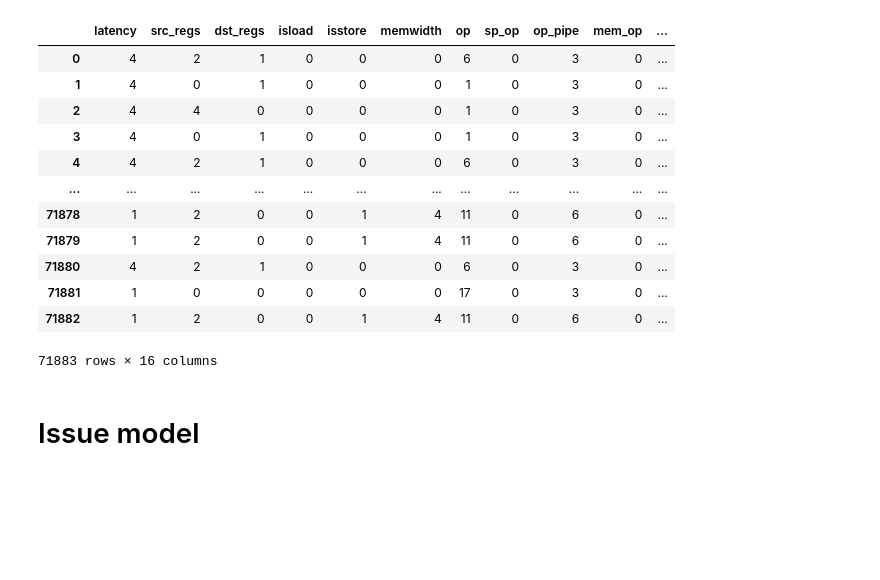
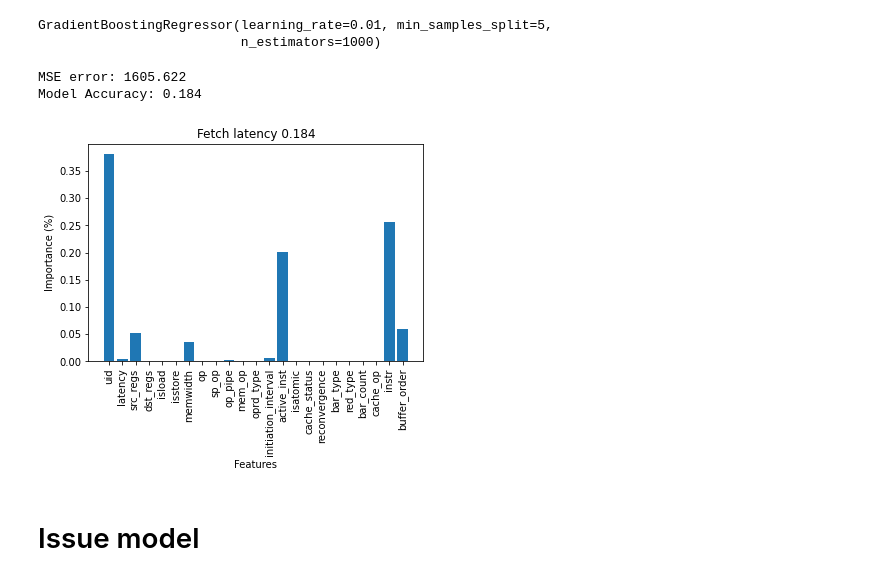
Before and after one commit to concept-inversion/GPUVista, a Jupyter notebook: data_analysis.ipynb, the cells around one changed output. Cells and saved outputs as stored; diff of their text form; code cells hidden in the pictures; blank space fills up the shorter version.

```diff
--- a/data_analysis.ipynb
+++ b/data_analysis.ipynb
@@ -10,16 +7,0 @@ df= read_data('data_processing/rodina2_data.log')
-# %%
-df
-# %% [output]
-|  | latency | src_regs | dst_regs | isload | isstore | memwidth | op | sp_op | op_pipe | mem_op | ... |
-| 0 | 4 | 2 | 1 | 0 | 0 | 0 | 6 | 0 | 3 | 0 | ... |
-| 1 | 4 | 0 | 1 | 0 | 0 | 0 | 1 | 0 | 3 | 0 | ... |
-| 2 | 4 | 4 | 0 | 0 | 0 | 0 | 1 | 0 | 3 | 0 | ... |
-| 3 | 4 | 0 | 1 | 0 | 0 | 0 | 1 | 0 | 3 | 0 | ... |
-| 4 | 4 | 2 | 1 | 0 | 0 | 0 | 6 | 0 | 3 | 0 | ... |
-| ... | ... | ... | ... | ... | ... | ... | ... | ... | ... | ... | ... |
-| 71878 | 1 | 2 | 0 | 0 | 1 | 4 | 11 | 0 | 6 | 0 | ... |
-| 71879 | 1 | 2 | 0 | 0 | 1 | 4 | 11 | 0 | 6 | 0 | ... |
-| 71880 | 4 | 2 | 1 | 0 | 0 | 0 | 6 | 0 | 3 | 0 | ... |
-| 71881 | 1 | 0 | 0 | 0 | 0 | 0 | 17 | 0 | 3 | 0 | ... |
-| 71882 | 1 | 2 | 0 | 0 | 1 | 4 | 11 | 0 | 6 | 0 | ... |
-71883 rows × 16 columns
@@ -26,3 +13,38 @@ df
+# %%
+# Fetch model
+output= df[['fetch_lat']]
+inp= df.drop(['issue_lat','execution_lat','fetch_lat'],axis=1)
+X_train, X_test, y_train, y_test = train_test_split(inp, output, random_state=42, test_size=0.1)
+gbr_params = {'n_estimators': 1000,
+          'max_depth': 3,
+          'min_samples_split': 5,
+          'learning_rate': 0.01,
+          'loss': 'ls'}
+gbr = GradientBoostingRegressor(**gbr_params)
+gbr.fit(X_train, y_train)
+# %% [output]
+GradientBoostingRegressor(learning_rate=0.01, min_samples_split=5,
+                          n_estimators=1000)
+# %%
+# Print Coefficient of determination R^2
+mse = mean_squared_error(y_test, gbr.predict(X_test))
+print("MSE error: %.3f "%mse)
+print("Model Accuracy: %.3f" % gbr.score(X_test, y_test))
+feature_importance = gbr.feature_importances_
+# %% [output]
+MSE error: 1605.622
+Model Accuracy: 0.184
+# %%
+pyplot.bar(range(len(gbr.feature_importances_)), gbr.feature_importances_)
+columns= list(X_train)
+pyplot.xlabel('Features')
+pyplot.ylabel('Importance (%)')
+pyplot.title('Fetch latency %.3f'% gbr.score(X_test, y_test))
+pyplot.xticks([i for i in range(0,inp.shape[1])],columns)
+pyplot.xticks(rotation=90)
+pyplot.show()
+# %% [output]
+[figure, added]
 # %% [markdown]
 # Issue model
 # %%
```
Also changed, not shown: parts of 12 cells of this notebook, 17 other files.
